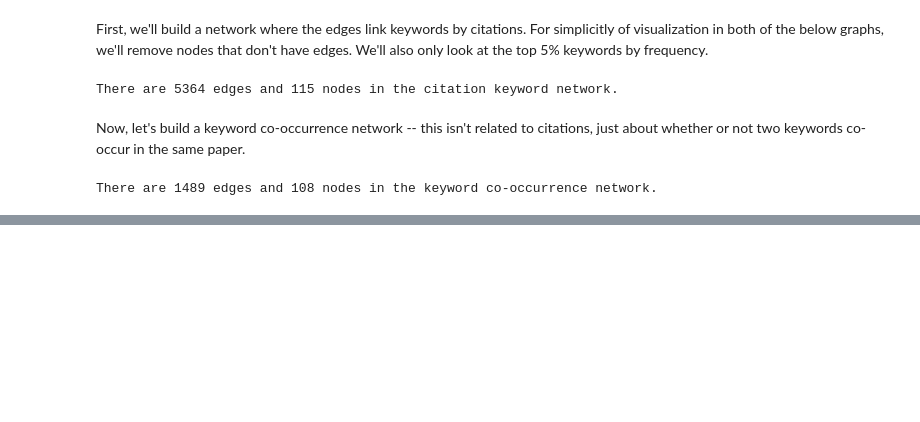
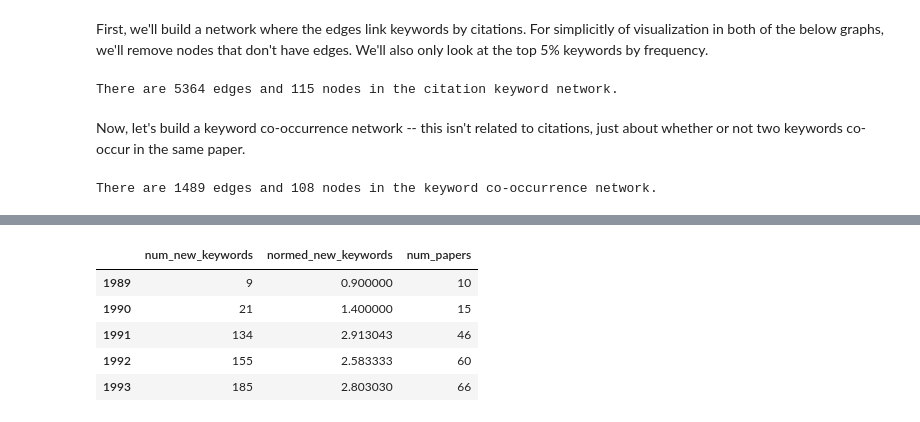
Before and after one commit to serenalotreck/desiccation-network, a Jupyter notebook: notebooks/keyword_network.ipynb, the cells around one changed output, grey strips where cells are left out. Saved outputs shown, nothing was run; the diff lists cells and outputs as text; code cells hidden in the pictures; blank space fills up the shorter version.

```diff
--- a/notebooks/keyword_network.ipynb
+++ b/notebooks/keyword_network.ipynb
@@ -397,0 +423,9 @@ ValueError: Image size of 768x242708 pixels is too large. It must be less than 2
+# %%
+papers_and_keys.head()
+# %% [output]
+|  | num_new_keywords | normed_new_keywords | num_papers |
+| 1989 | 9 | 0.900000 | 10 |
+| 1990 | 21 | 1.400000 | 15 |
+| 1991 | 134 | 2.913043 | 46 |
+| 1992 | 155 | 2.583333 | 60 |
+| 1993 | 185 | 2.803030 | 66 |
```
Also changed, not shown: parts of 9 cells of this notebook, 2 other files.
